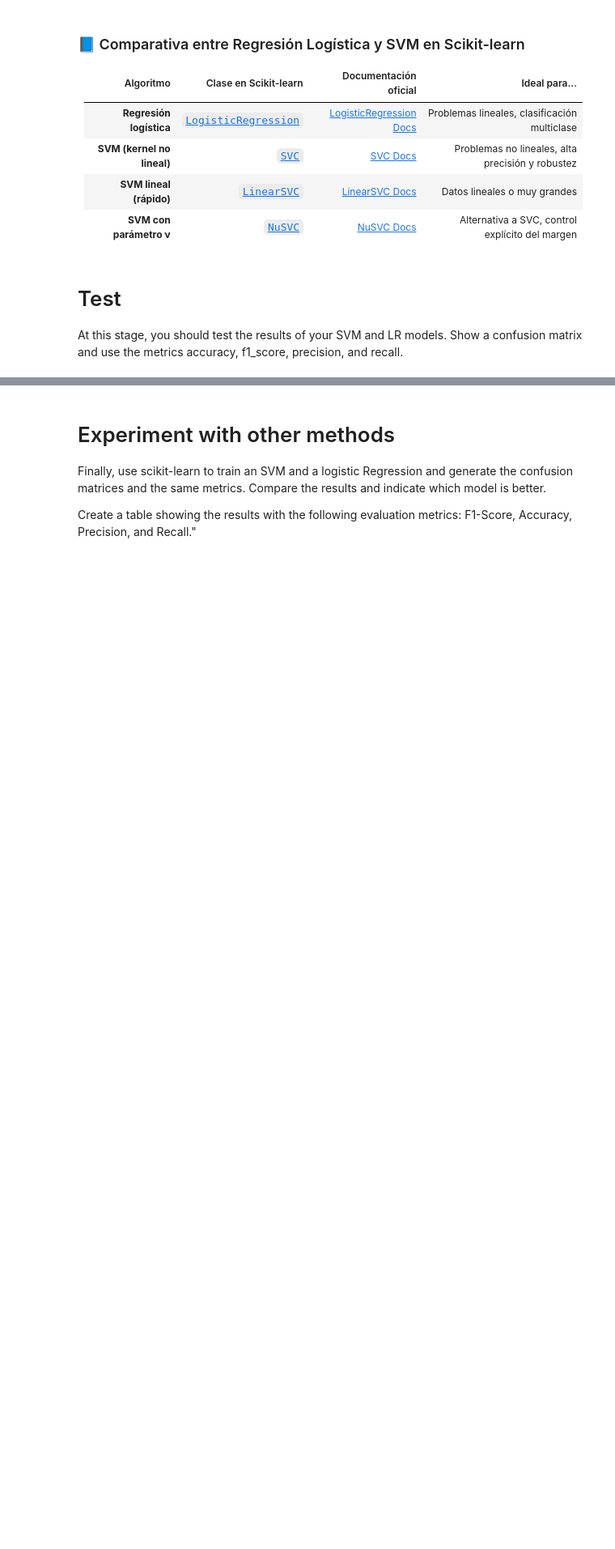
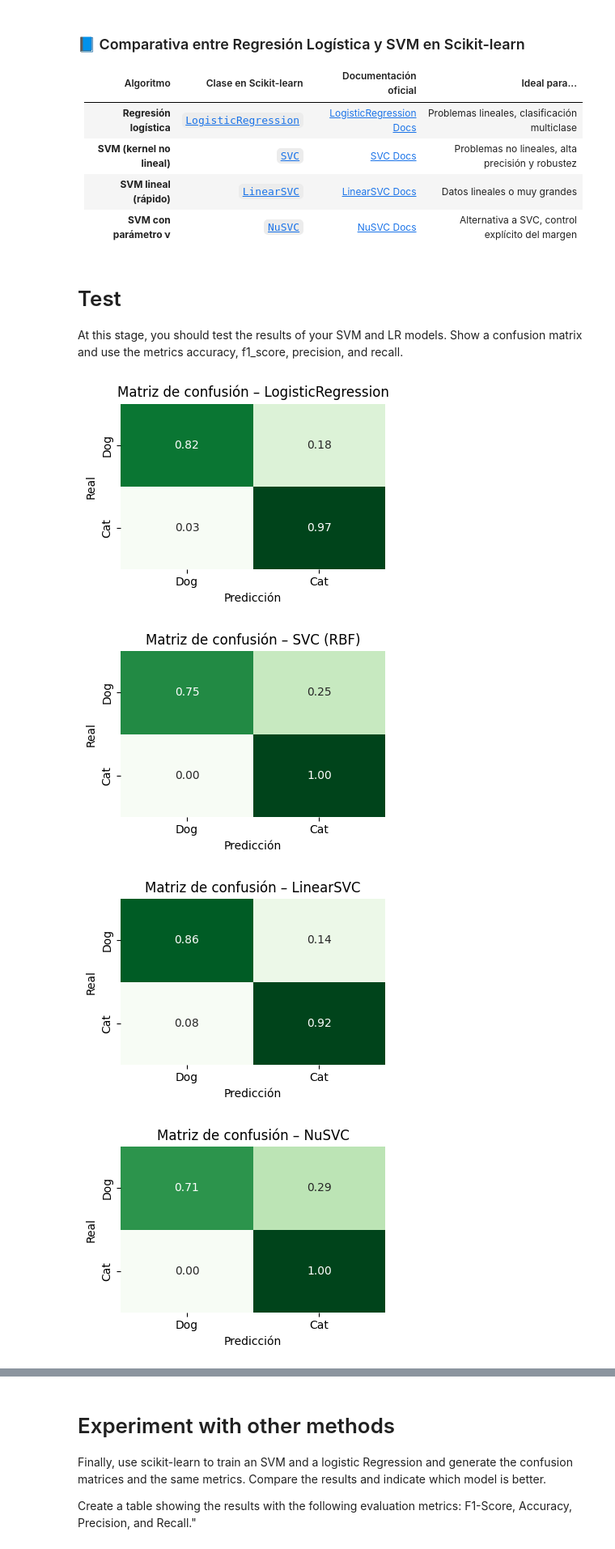
Before and after one commit to BrajanNieto/Mlearning, a Jupyter notebook: 04_SVM_Comparison.ipynb, the cells around one changed output, grey strips where cells are left out. Shown at 81% size. Saved outputs shown, nothing was run; the diff lists cells and outputs as text; code cells hidden in the pictures; blank space fills up the shorter version.

```diff
--- a/04_SVM_Comparison.ipynb
+++ b/04_SVM_Comparison.ipynb
@@ -203,6 +208,64 @@ Use a SVM and Logistic Regresion model using the Python library.
+# %%
+models = {
+    "LogisticRegression": make_pipeline(
+        StandardScaler(),
+        LogisticRegression(max_iter=1000, solver="lbfgs")
+    ),
+    "SVC (RBF)": make_pipeline(
+        StandardScaler(),
+        SVC(kernel="rbf", probability=True)
+    ),
+    "LinearSVC": make_pipeline(
+        StandardScaler(),
+        LinearSVC()
+    ),
+    "NuSVC": make_pipeline(
+        StandardScaler(),
+        NuSVC(probability=True)
+    ),
+}
 # %% [markdown]
 # Test
 
 At this stage, you should test the results of your SVM and LR models. Show a confusion matrix and use the metrics accuracy, f1_score, precision, and recall.
+# %%
+results = []
+
+for name, model in models.items():
+    model.fit(x_train, y_train)
+    y_pred = model.predict(x_test)
+
+    # Algunas variantes (LinearSVC no tiene predict_proba)
+    if hasattr(model[-1], "predict_proba"):
+        y_score = model.predict_proba(x_test)[:, 1]
+    else:
+        y_score = model.decision_function(x_test)
+
+    metrics = {
+        "Algoritmo" : name,
+        "Accuracy"  : accuracy_score (y_test, y_pred),
+        "Precision" : precision_score(y_test, y_pred, zero_division=0),
+        "Recall"    : recall_score   (y_test, y_pred, zero_division=0),
+        "F1"        : f1_score       (y_test, y_pred, zero_division=0),
+        "AUC-ROC"   : roc_auc_score  (y_test, y_score),
+    }
+    results.append(metrics)
+
+    # --- Matriz de confusión ---
+    cm = confusion_matrix(y_test, y_pred, labels=[-1 if -1 in y_test else 0, 1])
+    cm_norm = cm.astype("float") / cm.sum(axis=1)[:, np.newaxis]
+    plt.figure(figsize=(4,3))
+    sns.heatmap(pd.DataFrame(cm_norm,
+                             index=["Dog","Cat"],
+                             columns=["Dog","Cat"]),
+                annot=True, fmt=".2f", cmap="Greens", cbar=False)
+    plt.title(f"Matriz de confusión – {name}")
+    plt.xlabel("Predicción"); plt.ylabel("Real"); plt.tight_layout()
+    plt.show()
+# %% [output]
+[figure, added]
+[figure, added]
+[figure, added]
+[figure, added]
 # %%
 # Write your code here
```
Also changed, not shown: parts of 13 cells of this notebook.
